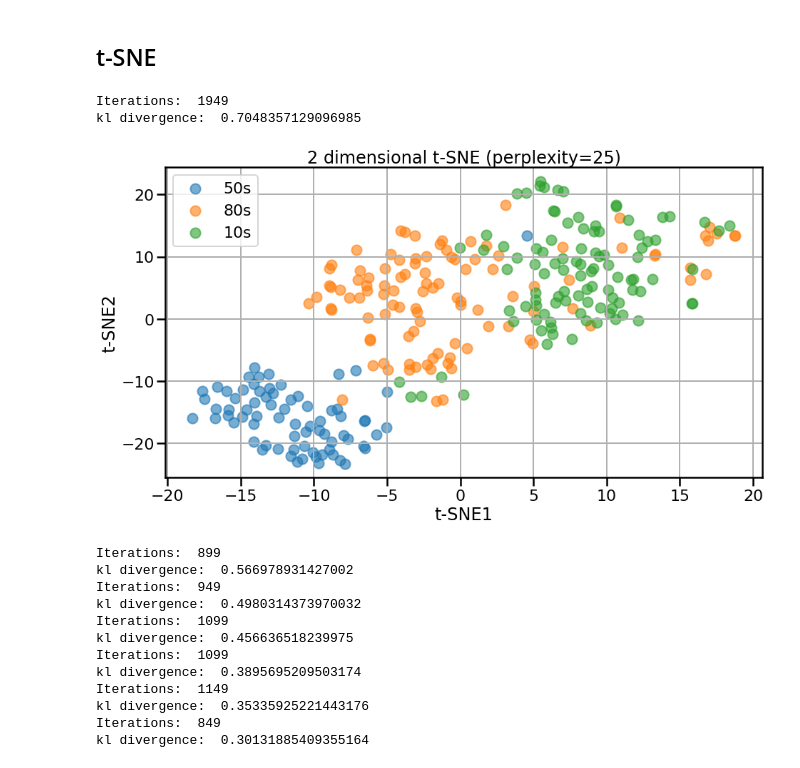
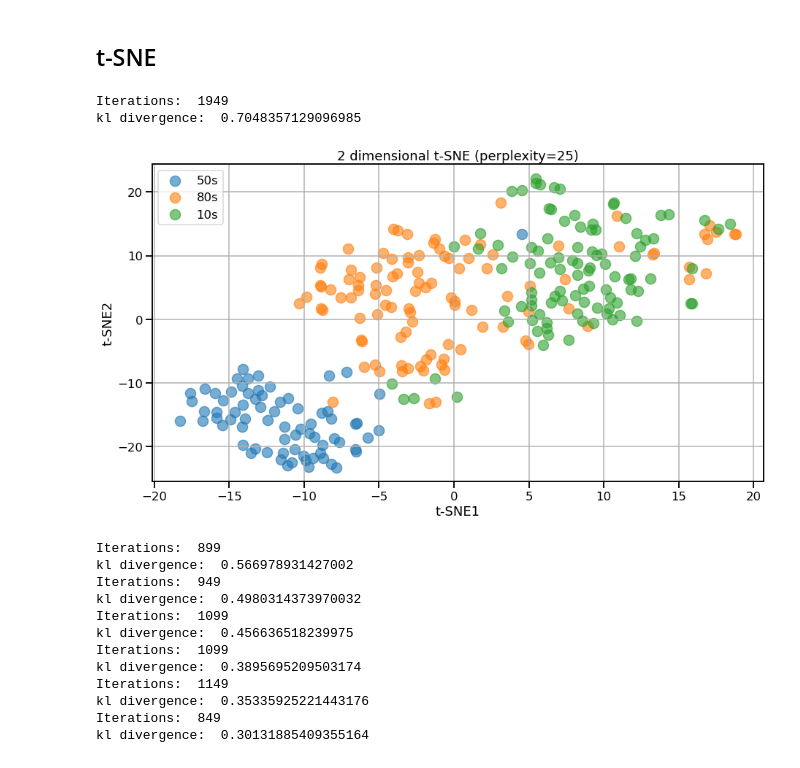
Before and after one commit to dovmar/PDVS, a Jupyter notebook: Lab_2/Lab-2.ipynb, the cells around one changed output. Saved outputs shown, nothing was run; the diff lists cells and outputs as text; code cells hidden in the pictures.

```diff
--- a/Lab_2/Lab-2.ipynb
+++ b/Lab_2/Lab-2.ipynb
@@ -319,11 +319,11 @@ def do_tsne(df, standartize = False,perplexity=30,n_iter=1000,**kwargs):
 
     plot_tsne(x_tsne,perplexity,**kwargs)
 # %%
-sns.set_context("poster")
+sns.set_context("talk")
 for i in [25]:
     do_tsne(df, True,i,8000,title="2 dimensional t-SNE")
 # %% [output]
 Iterations:  1949
 kl divergence:  0.7048357129096985
-[figure, old version]
+[figure, new version]
 # %%
```
Also changed, not shown: parts of 5 cells of this notebook, 3 other files.
